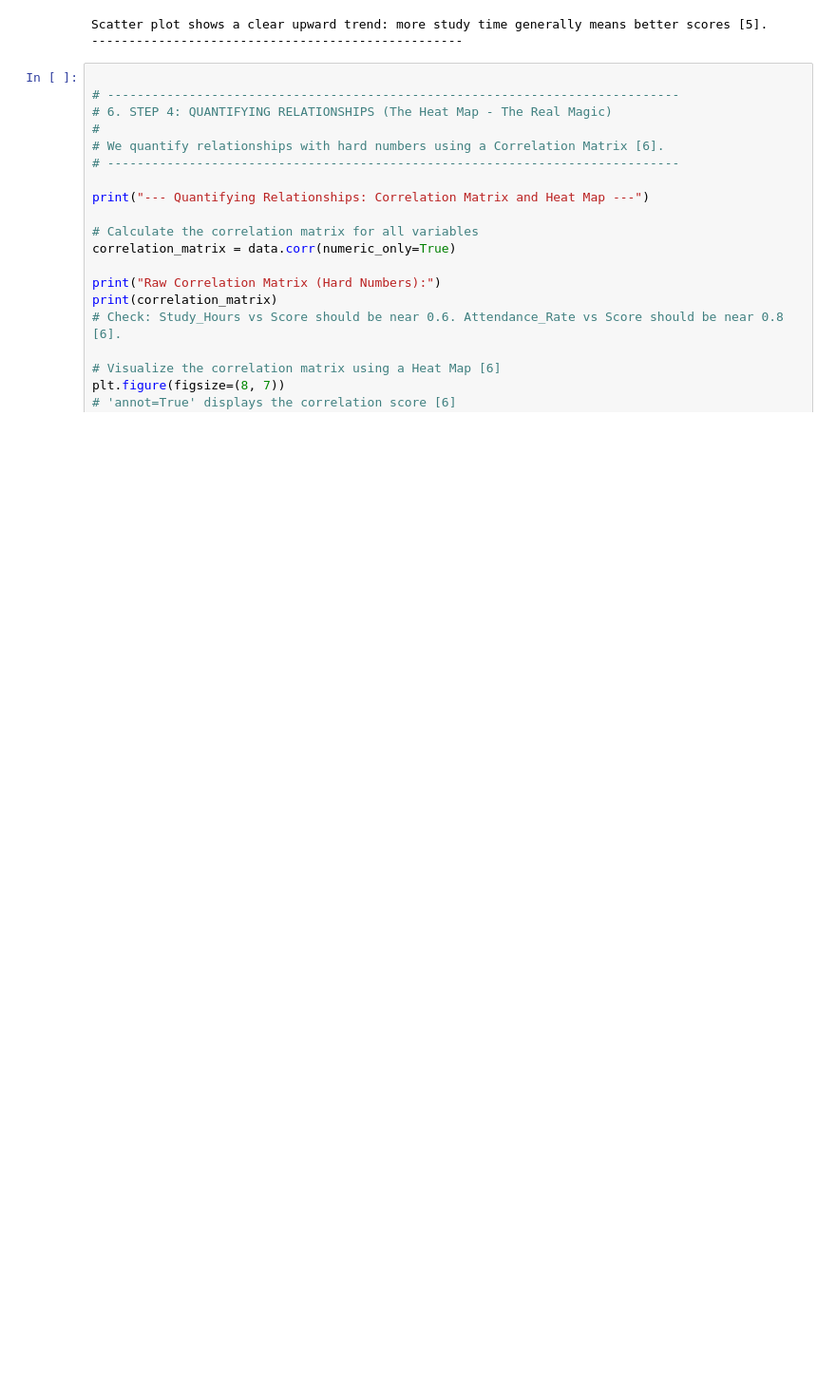
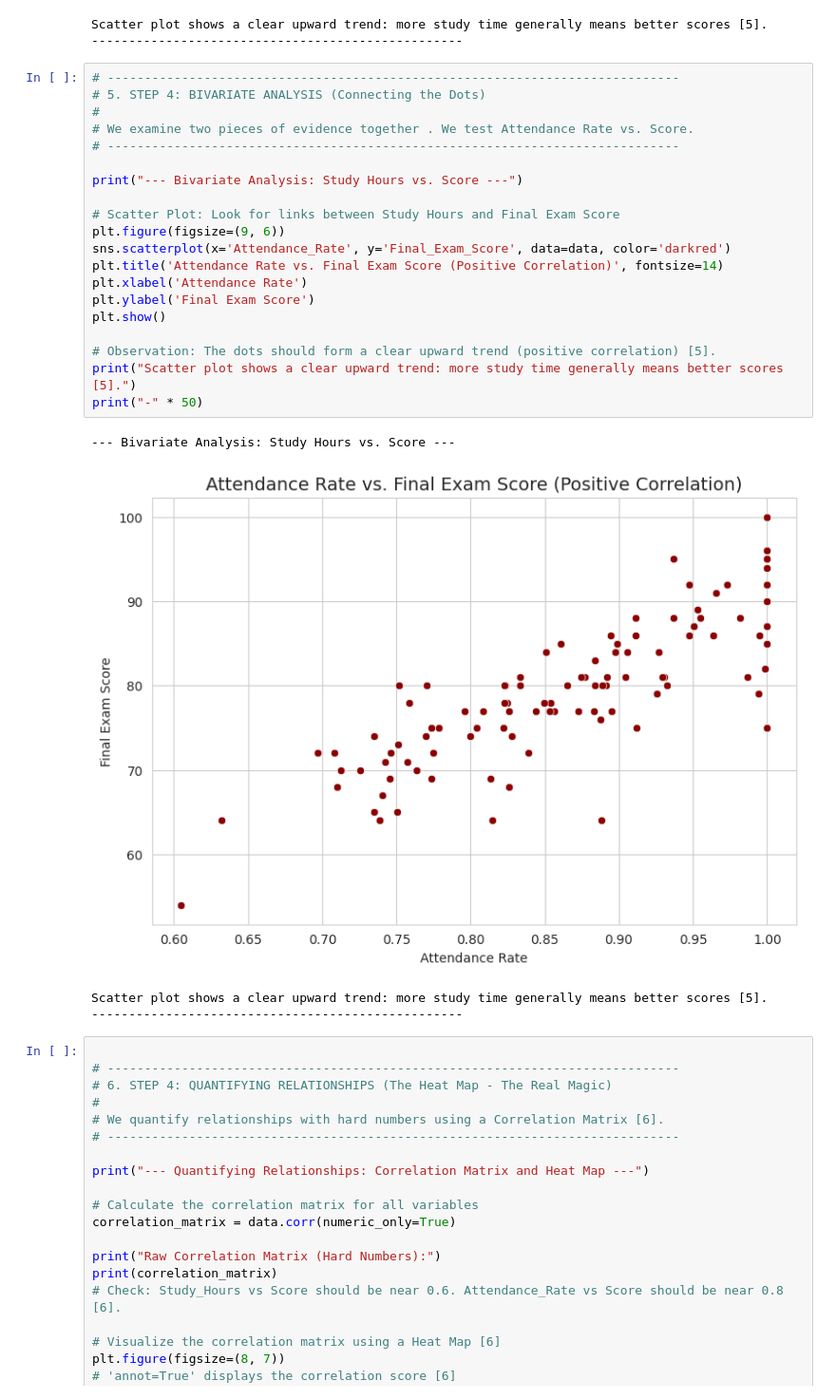
Before and after one commit to melhem-m/AI-Training-Colab, a Jupyter notebook: eda_exam_case.ipynb, the cells around one changed output. Shown: that part at 95% size. Drawn from its saved outputs; the diff is of its cells as text; blank space fills up the shorter version.

```diff
--- a/eda_exam_case.ipynb
+++ b/eda_exam_case.ipynb
@@ -238,6 +323,31 @@ print("-" * 50)
 [figure]
 Scatter plot shows a clear upward trend: more study time generally means better scores [5].
 --------------------------------------------------
+# %%
+# -----------------------------------------------------------------------------
+# 5. STEP 4: BIVARIATE ANALYSIS (Connecting the Dots)
+#
+# We examine two pieces of evidence together . We test Attendance Rate vs. Score.
+# -----------------------------------------------------------------------------
+
+print("--- Bivariate Analysis: Study Hours vs. Score ---")
+
+# Scatter Plot: Look for links between Study Hours and Final Exam Score
+plt.figure(figsize=(9, 6))
+sns.scatterplot(x='Attendance_Rate', y='Final_Exam_Score', data=data, color='darkred')
+plt.title('Attendance Rate vs. Final Exam Score (Positive Correlation)', fontsize=14)
+plt.xlabel('Attendance Rate')
+plt.ylabel('Final Exam Score')
+plt.show()
+
+# Observation: The dots should form a clear upward trend (positive correlation) [5].
+print("Scatter plot shows a clear upward trend: more study time generally means better scores [5].")
+print("-" * 50)
+# %% [output]
+--- Bivariate Analysis: Study Hours vs. Score ---
+[figure, added]
+Scatter plot shows a clear upward trend: more study time generally means better scores [5].
+--------------------------------------------------
 # %%
 
 # -----------------------------------------------------------------------------
```
Also changed, not shown: parts of 3 cells of this notebook.
